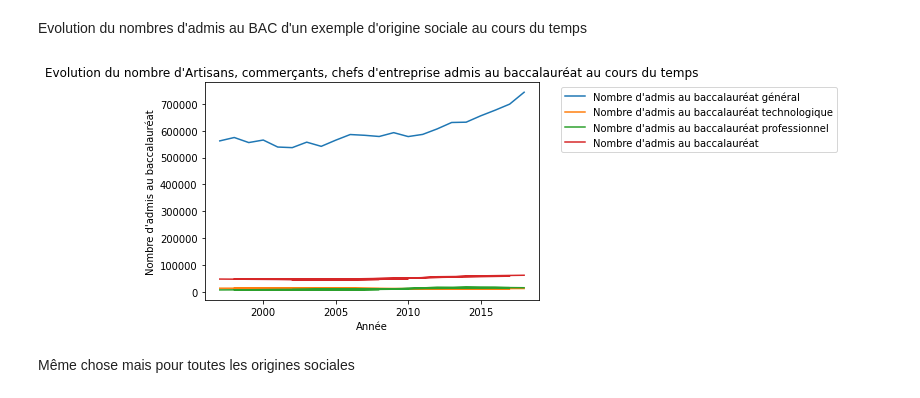
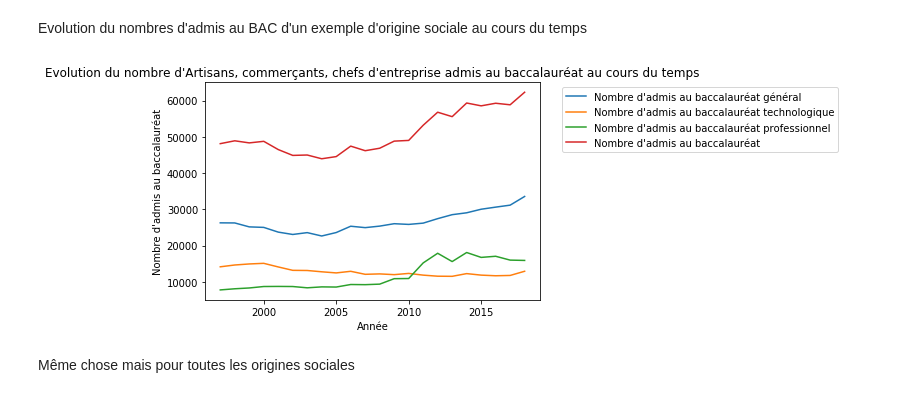
Before and after one commit to Juliendu78/Python-for-Data-analysis, a Jupyter notebook: TD1_Exo2.ipynb, the cells around one changed output. Saved outputs shown, nothing was run; the diff lists cells and outputs as text; code cells hidden in the pictures.

```diff
--- a/TD1_Exo2.ipynb
+++ b/TD1_Exo2.ipynb
@@ -19,5 +9,5 @@ Drive already mounted at /content/drive/; to attempt to forcibly remount, call d
 # %%
-df = pd.read_csv(root+filename, sep=';')
+df = pd.read_csv(filename, sep=';')
 # %%
 print(df)
 # %% [output]
@@ -40,3 +33,9 @@ df.sort_values('Année', inplace=True)
+# %%
+import numpy as np
+def is_df_sorted(df, colname):
+    return (np.diff(df[colname]) > 0).all()
+if not is_df_sorted(df, "Année"):
+    df.sort_values('Année', inplace=True)
 # %% [markdown]
 Origines sociale distinctes
 # %%
@@ -86,28 +85,28 @@ os_name = "Origine sociale"
 # %%
 fig = plt.figure()
 plt.title(f"Evolution du nombre d'{exemple} admis au baccalauréat au cours du temps")
 plt.xlabel('Année')
 plt.ylabel('Nombre d\'admis au baccalauréat')
 
 nb_ad_bac_g = f'Nombre d\'admis au baccalauréat général'
 nb_ad_bac_t = f'Nombre d\'admis au baccalauréat technologique'
 nb_ad_bac_p = f'Nombre d\'admis au baccalauréat professionnel'
 nb_ad_bac = f'Nombre d\'admis au baccalauréat'
 
-df_general = df[df[os_name]==exemple][nb_ad_bac_g]
-df_techno = df[df[os_name]==exemple][nb_ad_bac_t]
-df_pro = df[df[os_name]==exemple][nb_ad_bac_p]
-df_all = df[df[os_name]==exemple][nb_ad_bac]
+df_general = df[df[os_name]==exemple]
+df_techno = df[df[os_name]==exemple]
+df_pro = df[df[os_name]==exemple]
+df_all = df[df[os_name]==exemple]
 
-plt.plot(df_temp, label=nb_ad_bac_g)
-plt.plot(df_techno, label=nb_ad_bac_t)
-plt.plot(df_pro, label = nb_ad_bac_p)
-plt.plot(df_all, label = nb_ad_bac)
+plt.plot(df_general["Année"], df_general[nb_ad_bac_g], label=nb_ad_bac_g)
+plt.plot(df_general["Année"], df_techno[nb_ad_bac_t], label=nb_ad_bac_t)
+plt.plot(df_general["Année"], df_pro[nb_ad_bac_p], label = nb_ad_bac_p)
+plt.plot(df_general["Année"], df_all[nb_ad_bac], label = nb_ad_bac)
 
 plt.legend(bbox_to_anchor=(1.05, 1))
 plt.show()
 # %% [output]
-[figure, old version]
+[figure, new version]
 # %% [markdown]
 Même chose mais pour toutes les origines sociales
 # %% [markdown]
```
Also changed, not shown: parts of 9 cells of this notebook.
